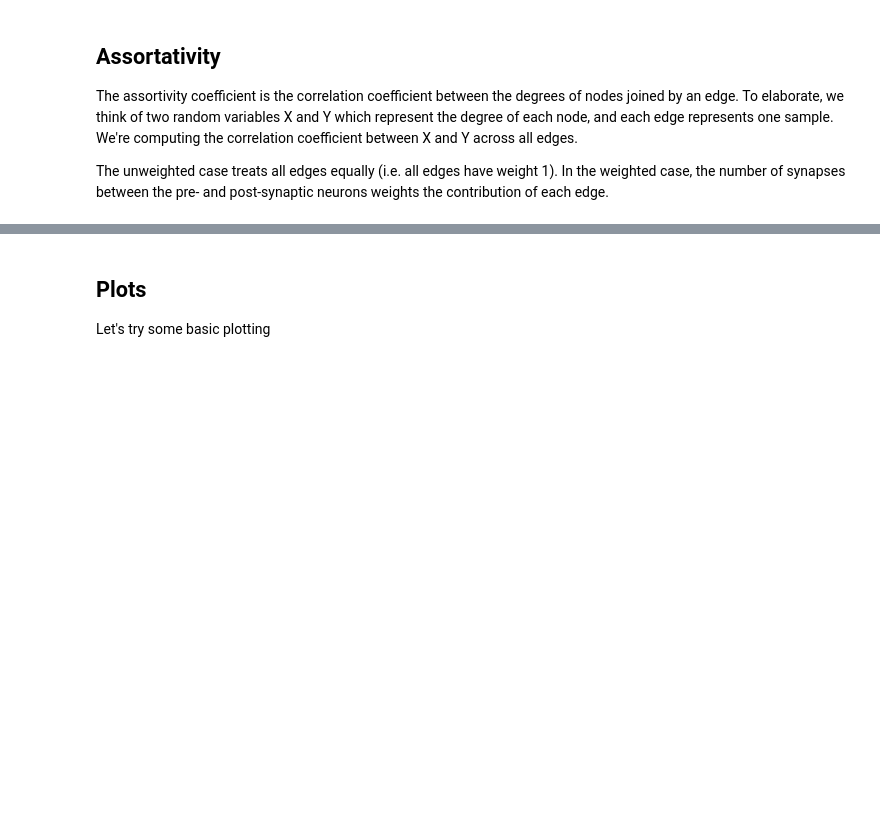
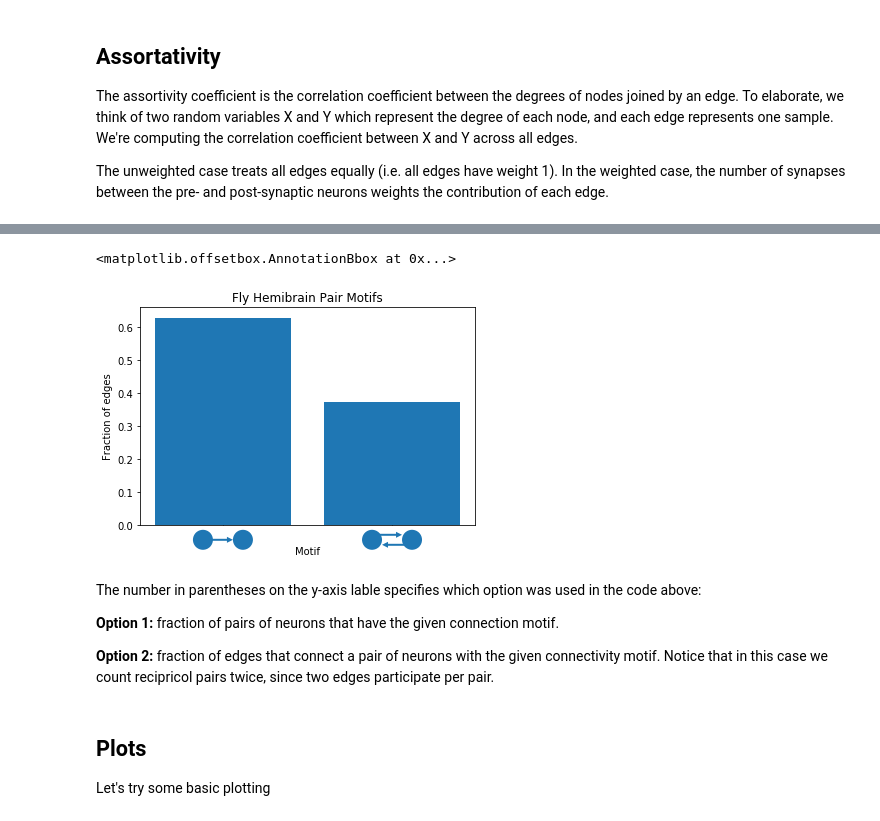
Before and after one commit to celiibrendan/nx_graph_utils, a Jupyter notebook: fly_hemibrain.ipynb, the cells around one changed output, grey strips where cells are left out. Drawn from its saved outputs; the diff is of its cells as text; code cells hidden in the pictures; blank space fills up the shorter version.

```diff
--- a/fly_hemibrain.ipynb
+++ b/fly_hemibrain.ipynb
@@ -101,0 +143,67 @@ KeyboardInterrupt:
+# %%
+import matplotlib.patches as mpatches
+from matplotlib.offsetbox import DrawingArea, OffsetImage, AnnotationBbox
+
+n_edges = nx.number_of_edges(FlyBrain)
+n_pairs = n_nodes * (n_nodes - 1) // 2
+
+# The second answer from stackoverflow:
+fig, ax = plt.subplots()
+# Option 1: Normalize by number of pairs
+# ax.bar([1,2], [(pair_motifs[1] + pair_motifs[2]) / n_pairs, pair_motifs[3] / n_pairs])
+# plt.ylabel("(1) Fraction of pairs")
+
+# Option 2: Normalize by number of edges. In this case, double count reciprocal connections
+ax.bar([1,2], [(pair_motifs[1] + pair_motifs[2]) / n_edges, 2 * pair_motifs[3] / n_edges])
+plt.ylabel("(2) Fraction of edges")
+
+plt.xlabel("Motif")
+plt.title("Fly Hemibrain Pair Motifs")
+
+ax.get_xaxis().set_ticks([1,2])
+# ax.get_xaxis().set_ticklabels([])
+
+# one-way arrow motif:
+motif1_drawing = DrawingArea(40, 20, 20, 10)
+m1_c1 = mpatches.Circle((-20,0), 10)
+m1_c2 = mpatches.Circle((20,0), 10)
+m1_a1 = mpatches.Arrow(-20, 0, 30, 0, width=10)
+motif1_drawing.add_artist(m1_a1)
+motif1_drawing.add_artist(m1_c1)
+motif1_drawing.add_artist(m1_c2)
+
+motif1_ab = AnnotationBbox(motif1_drawing, (1,0),
+                    xybox=(0,-5),
+                    xycoords=("data","axes fraction"),
+                    box_alignment=(0.5, 1),
+                    boxcoords="offset points",
+                    bboxprops={"edgecolor" : "none"})
+ax.add_artist(motif1_ab)
+
+# two-way arrow motif:
+motif2_drawing = DrawingArea(40,20,20,10)
+m2_c1 = mpatches.Circle((-20,0), 10)
+m2_c2 = mpatches.Circle((20,0), 10)
+m2_a1 = mpatches.Arrow(-20,5,30,0,width=10)
+m2_a2 = mpatches.Arrow(20, -5, -30, 0, width=10)
+motif2_drawing.add_artist(m2_a1)
+motif2_drawing.add_artist(m2_a2)
+motif2_drawing.add_artist(m2_c1)
+motif2_drawing.add_artist(m2_c2)
+
+motif2_ab = AnnotationBbox(motif2_drawing, (2,0),
+                    xybox=(0,-5),
+                    xycoords=("data","axes fraction"),
+                    box_alignment=(0.5, 1),
+                    boxcoords="offset points",
+                    bboxprops={"edgecolor" : "none"})
+ax.add_artist(motif2_ab)
+# %% [output]
+<matplotlib.offsetbox.AnnotationBbox at 0x...>
+[figure, added]
+# %% [markdown]
+The number in parentheses on the y-axis lable specifies which option was used in the code above:
+
+**Option 1:** fraction of pairs of neurons that have the given connection motif.
+
+**Option 2:** fraction of edges that connect a pair of neurons with the given connectivity motif. Notice that in this case we count recipricol pairs twice, since two edges participate per pair.
```
Also changed, not shown: parts of 10 cells of this notebook.
